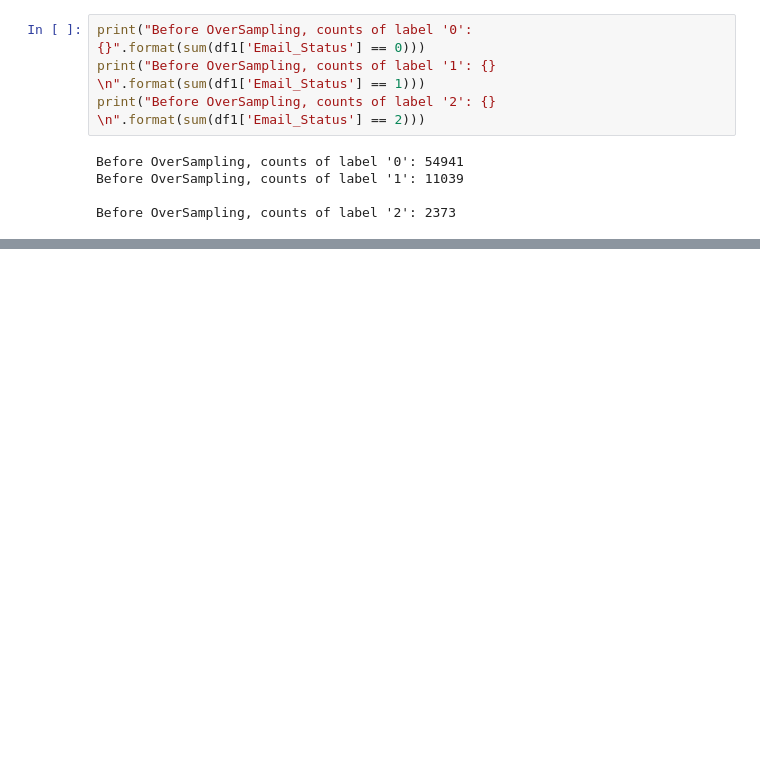
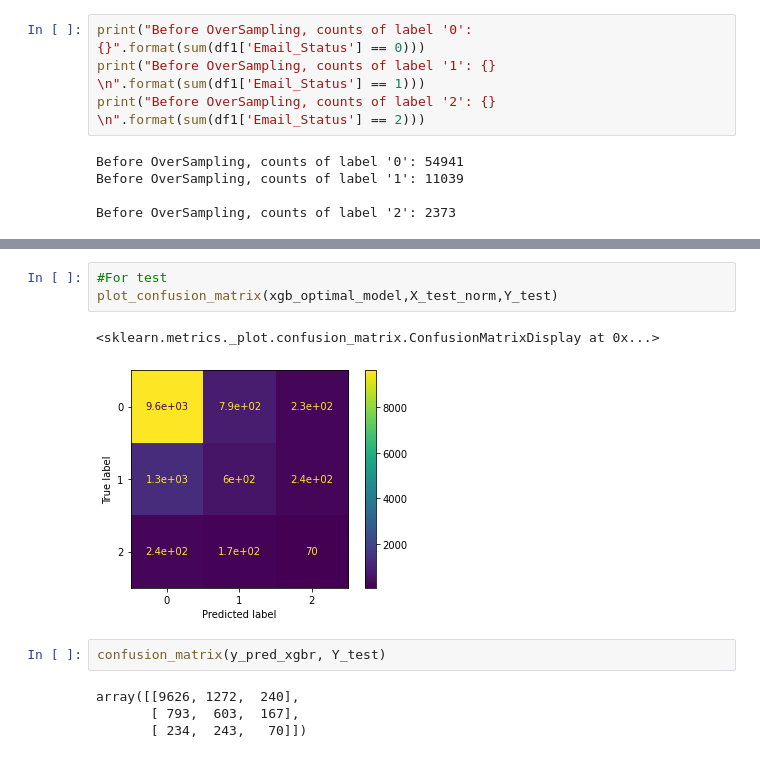
Before and after one commit to Kaizensk/Email-marketing-effectiveness-prediction, a Jupyter notebook: ShwetaKumari_Capstone2_EmailEffectivenessPrediction.ipynb, the cells around one changed output, grey strips where cells are left out. Drawn from its saved outputs; the diff is of its cells as text; blank space fills up the shorter version.

```diff
--- a/ShwetaKumari_Capstone2_EmailEffectivenessPrediction.ipynb
+++ b/ShwetaKumari_Capstone2_EmailEffectivenessPrediction.ipynb
@@ -423,0 +669,12 @@ After OverSampling, counts of label '2': 54941
+# %%
+#For test
+plot_confusion_matrix(xgb_optimal_model,X_test_norm,Y_test)
+# %% [output]
+<sklearn.metrics._plot.confusion_matrix.ConfusionMatrixDisplay at 0x...>
+[figure, added]
+# %%
+confusion_matrix(y_pred_xgbr, Y_test)
+# %% [output]
+array([[9626, 1272,  240],
+       [ 793,  603,  167],
+       [ 234,  243,   70]])
```
Also changed, not shown: parts of 89 cells of this notebook.
